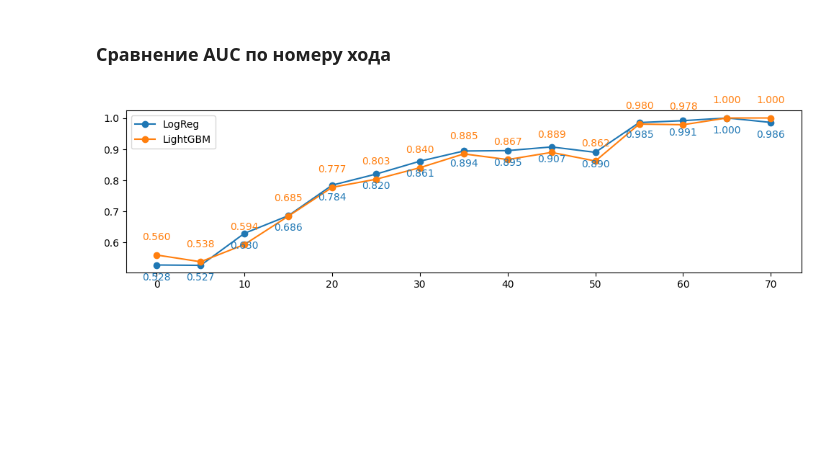
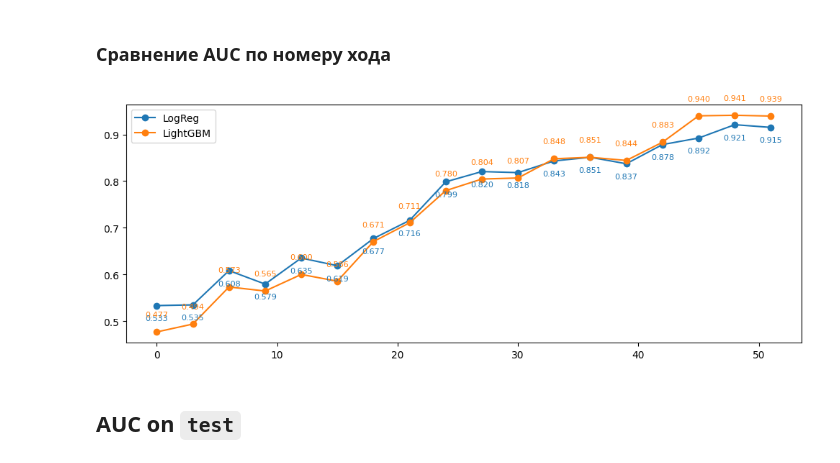
Before and after one commit to gpu-enjoyer/lichess, a Jupyter notebook: lichess.ipynb, the cells around one changed output. Saved outputs shown, nothing was run; the diff lists cells and outputs as text; code cells hidden in the pictures; blank space fills up the shorter version.

```diff
--- a/lichess.ipynb
+++ b/lichess.ipynb
@@ -191,0 +224,2 @@ pd.concat([df.head(3), df.tail(3)])
+# %%
+df = df[df["date"] > 0.085]
@@ -192 +247,3 @@ pd.concat([df.head(3), df.tail(3)])
+# %%
+df["w_train"] = (y_log - y_log.min()) / (y_log.max() - y_log.min()) + 1e-6
 # %% [markdown]
@@ -357,19 +501,18 @@ pd.concat([df_moves.head(3), df_moves.tail(3)])
 # %%
-FEATURES = ["color", "rate_d", "rate_d_sq", "move_n", "sec", "sec_d", "mat", "mat_d"]
+FEATURES = ["color", "rate_d", "rate_d_sq", "is_newbie", "move_n", "sec_ratio", "sec_d", "mat", "mat_d"]
 
-games_sorted = df.sort_values("date").index
-n_total = len(games_sorted)
+n_train = int(len(df) * 0.70)
+n_val   = int(len(df) * 0.85)
 
-n_train = int(n_total * 0.70)
-n_val   = int(n_total * 0.85)
-
-train_games = set(games_sorted[         : n_train ])
-val_games   = set(games_sorted[ n_train : n_val   ])
-test_games  = set(games_sorted[   n_val :         ])
+train_games = set(df.index[         : n_train ])
+val_games   = set(df.index[ n_train : n_val   ])
+test_games  = set(df.index[   n_val :         ])
 
 df_train = df_moves[df_moves["game_id"].isin(train_games)]
 df_val   = df_moves[df_moves["game_id"].isin(val_games)]
 df_test  = df_moves[df_moves["game_id"].isin(test_games)]
+
+w_train = df_train["w_train"] #!
 
 X_train, y_train = df_train[FEATURES], df_train["win"].values
 X_val,   y_val   = df_val[FEATURES],   df_val["win"].values
@@ -394,2 +534,0 @@ print("Партии не пересекаются")
-# %%
-w_train = (0.01 + np.log(1 + df_train["date"])).values
@@ -481,35 +628,36 @@ _ = RocCurveDisplay.from_estimator(model_lgb, X_test,    y_test, ax=ax, name=f"L
 # %% [markdown]
 ### Сравнение AUC по номеру хода
 # %%
-# x  y1  y2
 ns, aucs_lr, aucs_lgb = [], [], []
 
-for n in range(0, 100, 5):
+for n in range(0, 100, 3):
 
-    mask = (df_test["move_n"] == n)
+    mask = (df_val["move_n"] == n)
     # Если меньше 10 партий с таким количеством ходов
-    if mask.sum() < 10:
+    if mask.sum() < 30:
         continue
 
     # .loc[строки, столбцы]
-    X_n = df_test.loc[mask, FEATURES]
-    y_n = df_test.loc[mask, "win"]
+    X_n = df_val.loc[mask, FEATURES]
+    y_n = df_val.loc[mask, "win"]
 
     ns.append(n)
     aucs_lr.append(roc_auc_score(y_n, model_lr.predict_proba(scaler.transform(X_n))[:, 1]))
     aucs_lgb.append(roc_auc_score(y_n, model_lgb.predict_proba(X_n)[:, 1]))
 
-fig, ax = plt.subplots(figsize=(10, 3))
+fig, ax = plt.subplots(figsize=(10, 4))
 
 ax.plot(ns, aucs_lr,  marker="o", label="LogReg")
 ax.plot(ns, aucs_lgb, marker="o", label="LightGBM")
 
 ax.legend()
 
 for x, y_lr, y_lgb in zip(ns, aucs_lr, aucs_lgb):
-    ax.annotate(f"{y_lr:.3f}",  (x, y_lr),  textcoords="offset points", xytext=(0, -15), ha="center", color="C0")
-    ax.annotate(f"{y_lgb:.3f}", (x, y_lgb), textcoords="offset points", xytext=(0, +15), ha="center", color="C1")
+    ax.annotate(f"{y_lr:.3f}",  (x, y_lr),  textcoords="offset points", xytext=(0, -15), ha="center", color="C0", fontsize=8)
+    ax.annotate(f"{y_lgb:.3f}", (x, y_lgb), textcoords="offset points", xytext=(0, +15), ha="center", color="C1", fontsize=8)
 
 plt.tight_layout()
 # %% [output]
-[figure, old version]
+[figure, new version]
+# %% [markdown]
+## AUC on `test`
```
Also changed, not shown: parts of 70 cells of this notebook.
